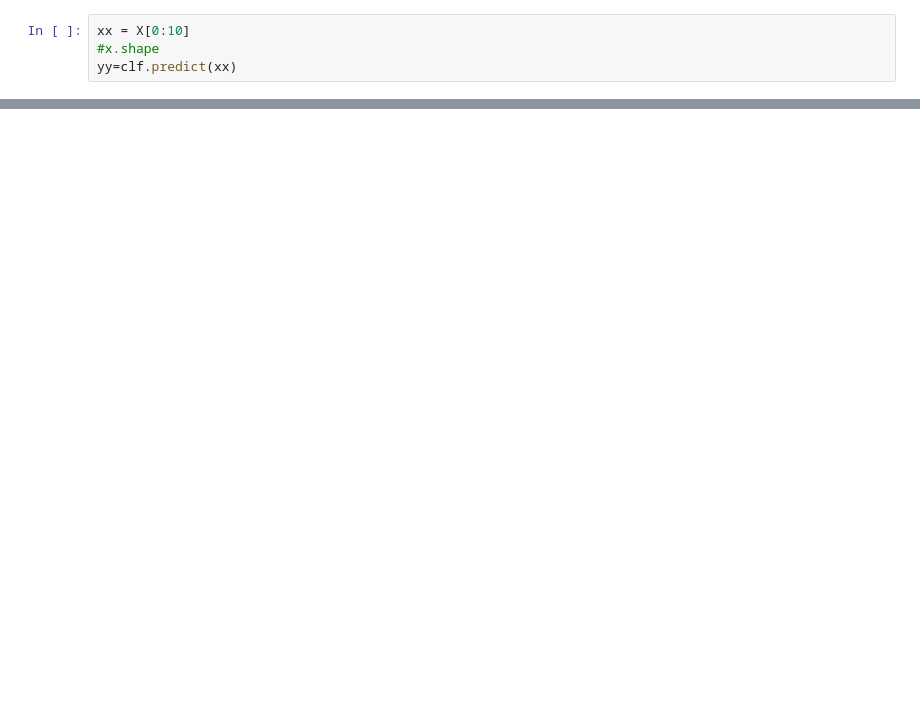
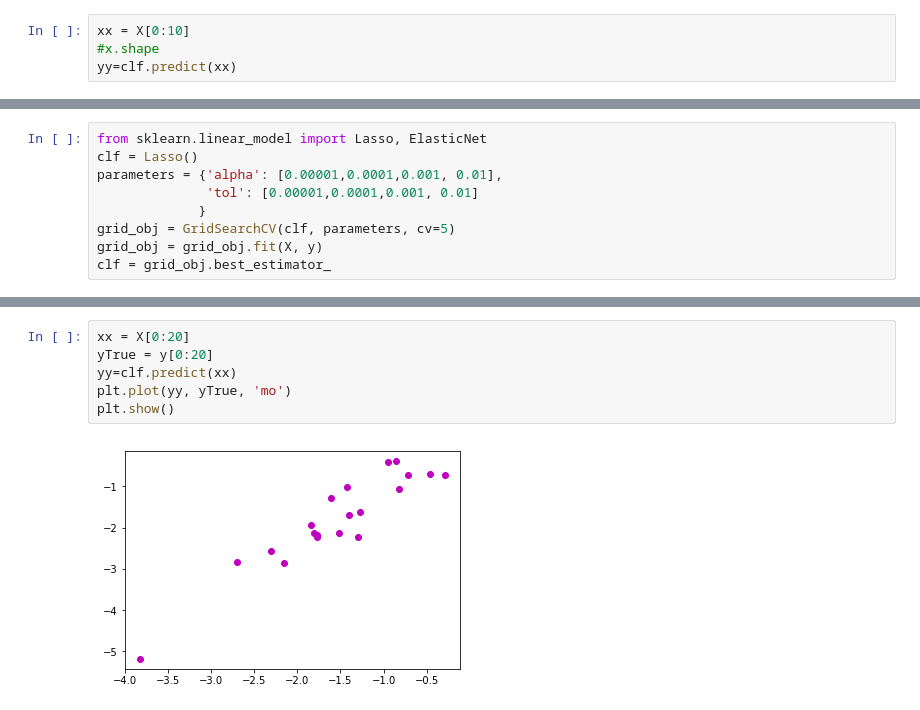
Before and after one commit to dilrubashowkat/MLearn, a Jupyter notebook: June1_19_US_EducationData.ipynb, the cells around one changed output, grey strips where cells are left out. Drawn from its saved outputs; the diff is of its cells as text; blank space fills up the shorter version.

```diff
--- a/June1_19_US_EducationData.ipynb
+++ b/June1_19_US_EducationData.ipynb
@@ -263,0 +226,9 @@ array([-2.5743566 , -1.27854854, -1.94392004, -2.12782103, -2.84208797,
+# %%
+from sklearn.linear_model import Lasso, ElasticNet
+clf = Lasso()
+parameters = {'alpha': [0.00001,0.0001,0.001, 0.01],
+              'tol': [0.00001,0.0001,0.001, 0.01]
+             }
+grid_obj = GridSearchCV(clf, parameters, cv=5)
+grid_obj = grid_obj.fit(X, y)
+clf = grid_obj.best_estimator_
@@ -263,0 +243,8 @@ array([-2.5743566 , -1.27854854, -1.94392004, -2.12782103, -2.84208797,
+# %%
+xx = X[0:20]
+yTrue = y[0:20]
+yy=clf.predict(xx)
+plt.plot(yy, yTrue, 'mo')
+plt.show()
+# %% [output]
+[figure, added]
```
Also changed, not shown: parts of 20 cells of this notebook.
